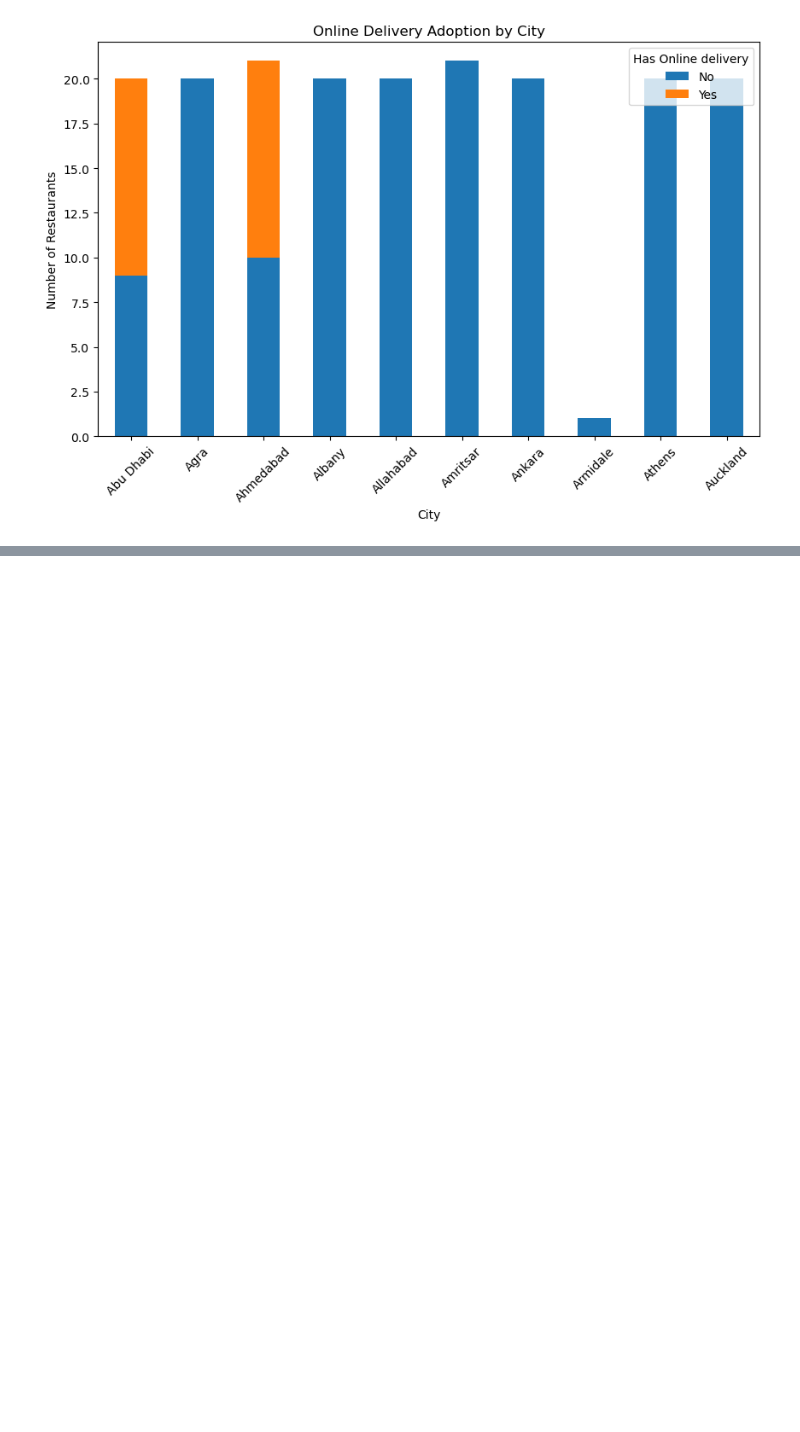
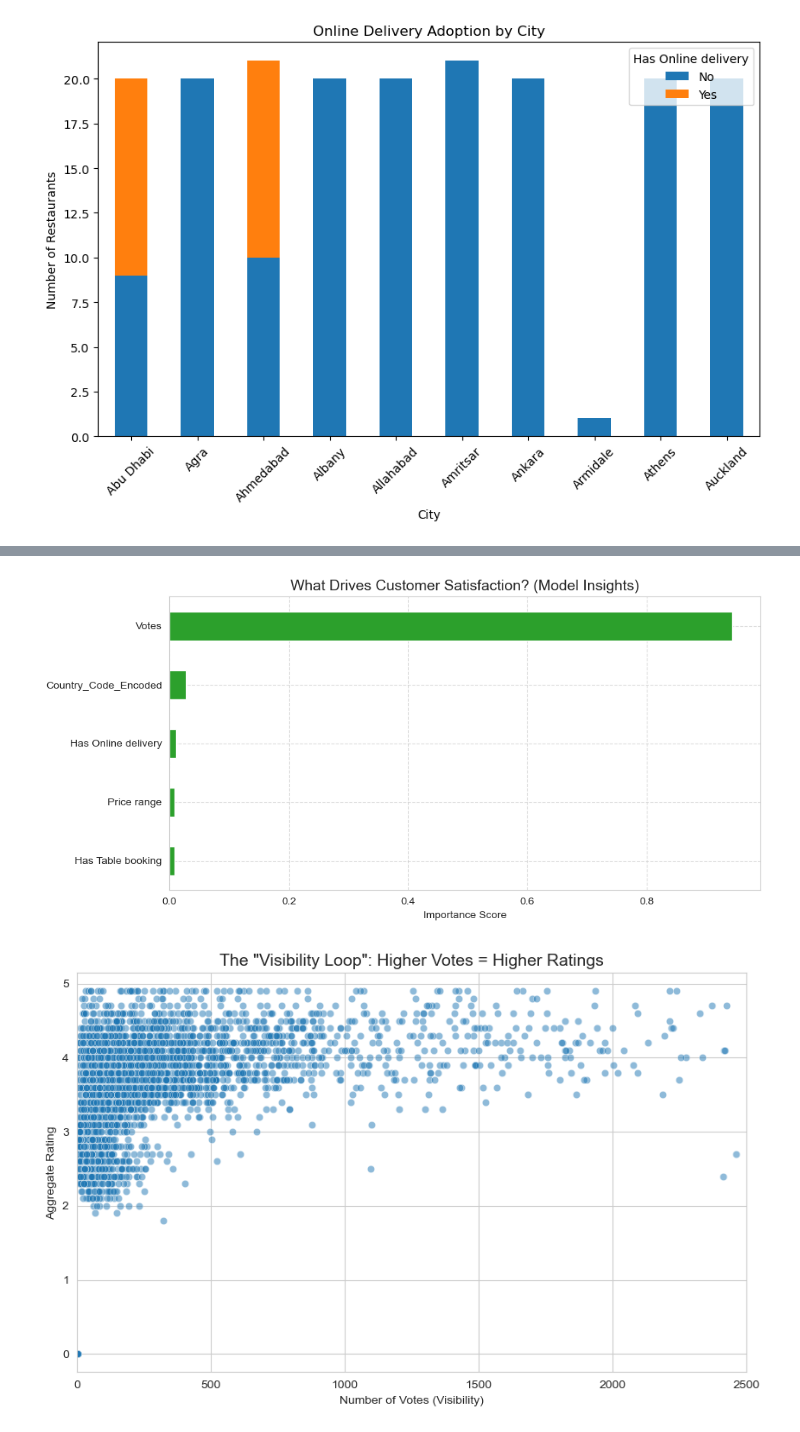
Before and after one commit to Partha0003/Dataverse, a Jupyter notebook: Data_Analysis.ipynb, the cells around one changed output, grey strips where cells are left out. Saved outputs shown, nothing was run; the diff lists cells and outputs as text; code cells hidden in the pictures; blank space fills up the shorter version.

```diff
--- a/Data_Analysis.ipynb
+++ b/Data_Analysis.ipynb
@@ -164,0 +235,73 @@ plt.show()
+# %%
+import matplotlib.pyplot as plt
+import seaborn as sns
+import pandas as pd
+
+
+sns.set_style("whitegrid")
+
+plt.figure(figsize=(10, 5))
+features = ['Votes', 'Price range', 'Has Table booking', 'Has Online delivery', 'Country_Code_Encoded']
+importances = pd.Series(model.feature_importances_, index=features).sort_values(ascending=True)
+
+
+importances.plot(kind='barh', color='#2ca02c') # Foodora Green
+plt.title('What Drives Customer Satisfaction? (Model Insights)', fontsize=14)
+plt.xlabel('Importance Score')
+plt.grid(True, linestyle='--', alpha=0.7)
+plt.show()
+
+
+plt.figure(figsize=(10, 6))
+sns.scatterplot(data=df, x='Votes', y='Aggregate rating', alpha=0.5, color='#1f77b4')
+
+plt.title('The "Visibility Loop": Higher Votes = Higher Ratings', fontsize=14)
+plt.xlabel('Number of Votes (Visibility)')
+plt.ylabel('Aggregate Rating')
+plt.xlim(0, 2500)
+plt.show()
+
+
+df_cuisines = df.copy()
+
+df_cuisines['Cuisines'] = df_cuisines['Cuisines'].astype(str).apply(lambda x: x.split(', '))
+
+df_exploded = df_cuisines.explode('Cuisines')
+
+cuisine_stats = df_exploded.groupby('Cuisines').agg({
+    'Votes': 'mean',
+    'Aggregate rating': 'mean',
+    'Restaurant ID': 'count'
+}).reset_index()
+
+top_cuisines = cuisine_stats[cuisine_stats['Restaurant ID'] > 100].sort_values(by='Votes', ascending=False).head(8)
+
+plt.figure(figsize=(10, 6))
+
+sns.scatterplot(
+    data=top_cuisines,
+    x='Votes',
+    y='Aggregate rating',
+    size='Restaurant ID',
+    sizes=(200, 2000),
+    hue='Cuisines',
+    legend=False
+)
+
+
+for i in range(top_cuisines.shape[0]):
+    plt.text(
+        top_cuisines.Votes.iloc[i]+15,
+        top_cuisines['Aggregate rating'].iloc[i],
+        top_cuisines.Cuisines.iloc[i],
+        weight='bold',
+        color='black'
+    )
+
+plt.title('Cuisine Analysis: Demand (Votes) vs. Quality (Rating)', fontsize=14)
+plt.xlabel('Average Demand (Votes)')
+plt.ylabel('Average Rating')
+plt.show()
+# %% [output]
+[figure, added]
+[figure, added]
```
Also changed, not shown: parts of 41 cells of this notebook.
